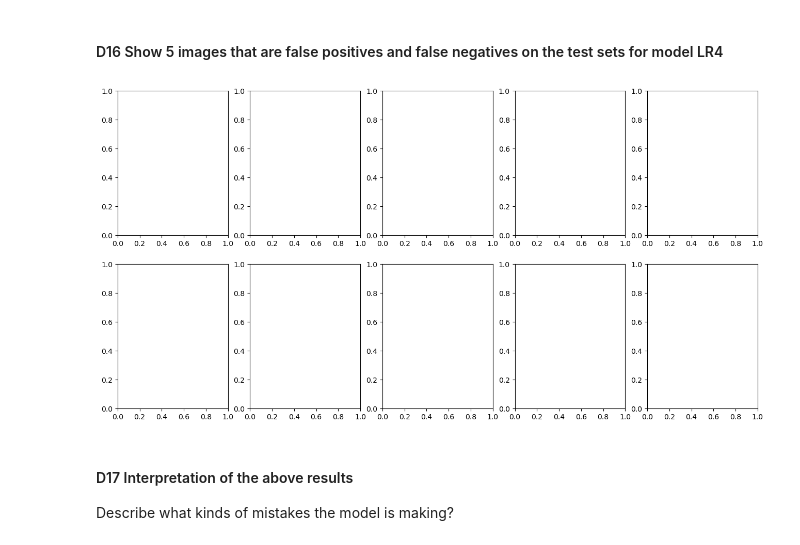
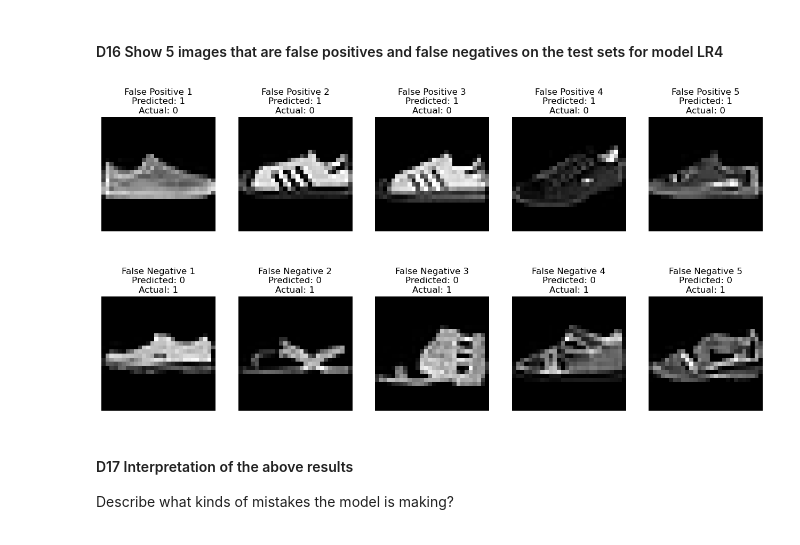
Before and after one commit to LisonLau/CITS5508-Assignments, a Jupyter notebook: Assignment 1 (15%)/assig1_23123849.ipynb, the cells around one changed output. Drawn from its saved outputs; the diff is of its cells as text; code cells hidden in the pictures.

```diff
--- a/Assignment 1 (15%)/assig1_23123849.ipynb
+++ b/Assignment 1 (15%)/assig1_23123849.ipynb
@@ -430,7 +403,7 @@ What was the impact of using 10-fold cross-validation instead of a fixed validat
 #### D10 Using SGDClassifier with GridSearchCV to find the optimal hyperparameters
 # %%
 # Create SGDClassifier model
-sgd = SGDClassifier(loss='log_loss', max_iter=1000, penalty='l2')
+sgd = SGDClassifier(loss='log_loss', penalty='l2', random_state=5508)
 
 # Create an instance of GridSearchCV with 10-fold cross-validation
 C_range = np.logspace(-10, 5, 30)
@@ -578,0 +520,25 @@ False Positive Rate: 0.0
+# %%
+# Evaluate LR1, LR2, LR3, and LR4 models on the test set
+test_x, test_y = ss_test_set, ss_test_labels['label']
+test_x_bias = np.c_[np.ones((len(test_x), 1)), test_x]
+
+# Get the predictions for each model
+y_pred_lr1 = predict(theta_lr1, test_x_bias)
+y_pred_lr2 = predict(theta_lr2, test_x_bias)
+y_prob = lr_model.predict_proba(test_x)[:, 1]
+y_pred_lr3 = (y_prob >= 0.5).astype(int)
+y_pred_lr4 = (y_prob >= best_threshold).astype(int)
+y_pred_models = [y_pred_lr1, y_pred_lr2, y_pred_lr3, y_pred_lr4]
+
+print('====================================================')
+for i, y_pred in enumerate(y_pred_models):
+    cm, precision, recall, fpr = calculate_metrics(test_y, y_pred)
+
+    # Print the results
+    print(f'Logistic Regression Model {i+1}')
+    print('Confusion Matrix:')
+    print_confusion_matrix(cm)
+    print('Precision:', precision)
+    print('Recall:', recall)
+    print('False Positive Rate:', fpr)
+    print('====================================================')
@@ -584,26 +568,32 @@ Discuss generalisation capacity of the four models.
 #### D16 Show 5 images that are false positives and false negatives on the test sets for model LR4
 # %%
 # Find the indices of false positives and false negatives
-fp_idx = np.where((y_pred_lr4 == 1) & (valid_y == 0))[0]
-fn_idx = np.where((y_pred_lr4 == 0) & (valid_y == 1))[0]
+fp_idx = np.where((y_pred_lr4 == 1) & (test_y.values == 0))[0]
+fn_idx = np.where((y_pred_lr4 == 0) & (test_y.values == 1))[0]
 
 fig, axs = plt.subplots(2, 5, figsize=(16, 8))
 
 # Plot 5 false positives
 for i, idx in enumerate(fp_idx[:5]):
-    axs[0, i].imshow(valid_x[idx].reshape(28, 28), cmap='gray')
-    axs[0, i].set_title(f'False Positive\nPredicted: {y_pred_lr4[idx]}\nActual: {valid_y[idx]}')
+    fp_img = test_x.iloc[idx].values.reshape(28, 28)
+    predicted = y_pred_lr4[idx]
+    actual = test_y.iloc[idx]
+    axs[0, i].imshow(fp_img, cmap='gray')
+    axs[0, i].set_title(f'False Positive {i+1}\nPredicted: {predicted}\nActual: {actual}')
     axs[0, i].axis('off')
 
 # Plot 5 false negatives
 for i, idx in enumerate(fn_idx[:5]):
-    axs[1, i].imshow(valid_x[idx].reshape(28, 28), cmap='gray')
-    axs[1, i].set_title(f'False Negative\nPredicted: {y_pred_lr4[idx]}\nActual: {valid_y[idx]}')
+    fn_img = test_x.iloc[idx].values.reshape(28, 28)
+    predicted = y_pred_lr4[idx]
+    actual = test_y.iloc[idx]
+    axs[1, i].imshow(fn_img, cmap='gray')
+    axs[1, i].set_title(f'False Negative {i+1}\nPredicted: {predicted}\nActual: {actual}')
     axs[1, i].axis('off')
 
 plt.show()
 # %% [output]
-[figure, old version]
+[figure, new version]
 # %% [markdown]
 #### D17 Interpretation of the above results
 
```
Also changed, not shown: parts of 24 cells of this notebook.
